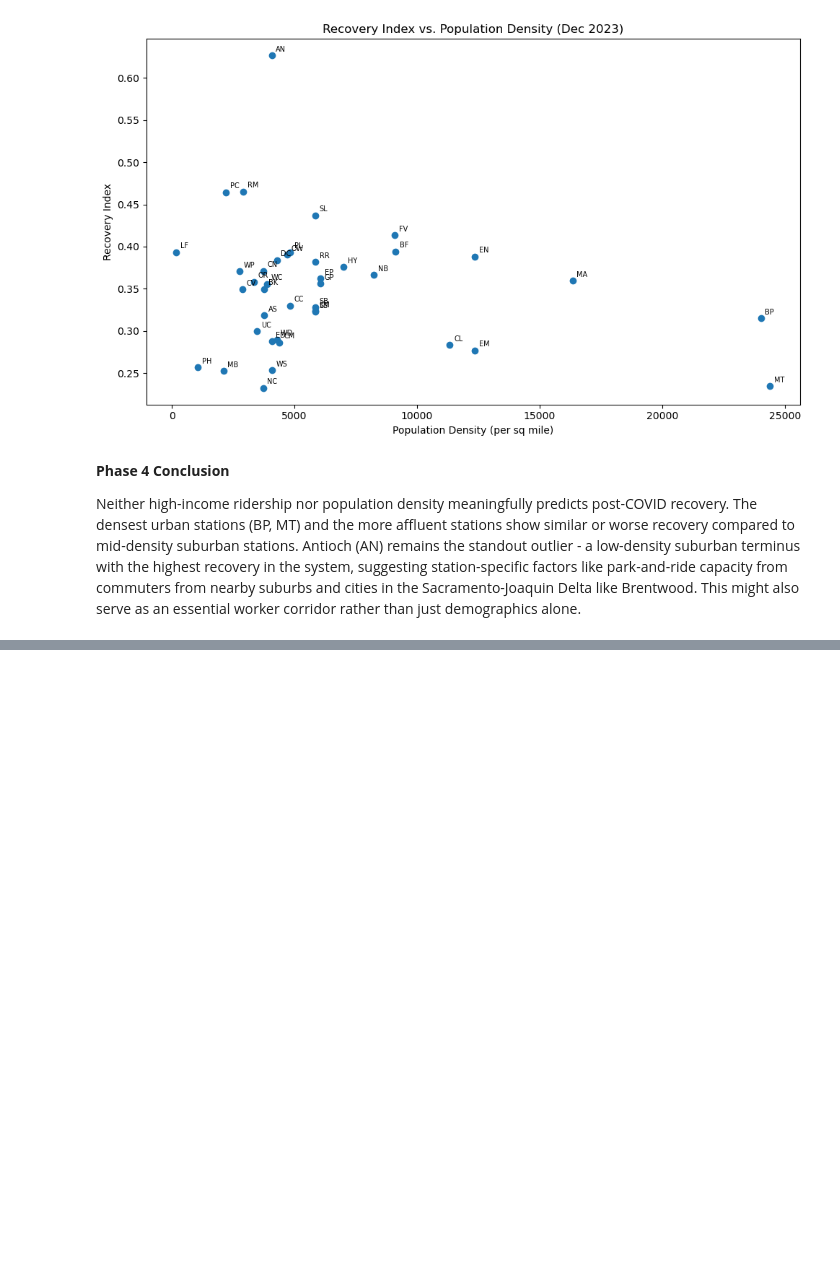
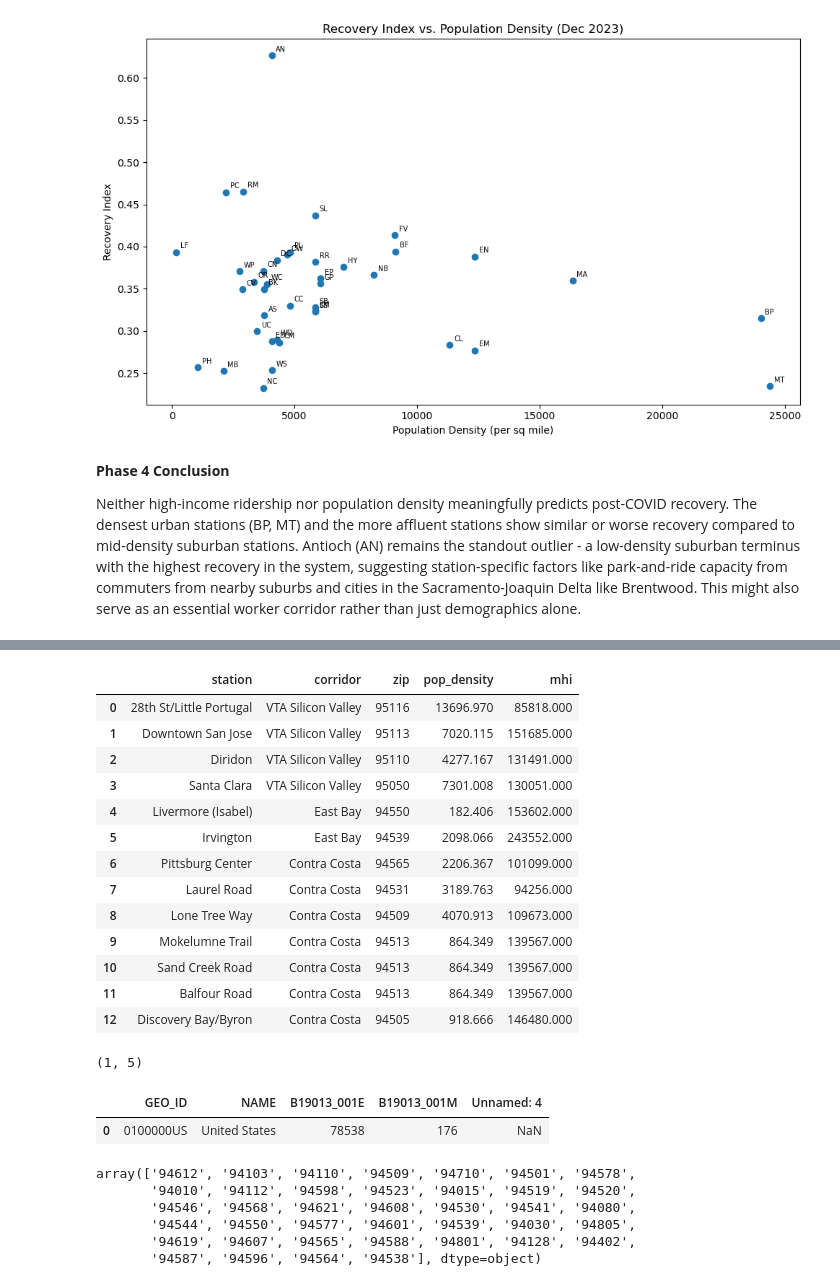
Before and after one commit to Shiv0406/BartProj, a Jupyter notebook: data-exploration.ipynb, the cells around one changed output, grey strips where cells are left out. Saved outputs shown, nothing was run; the diff lists cells and outputs as text; code cells hidden in the pictures; blank space fills up the shorter version.

```diff
--- a/data-exploration.ipynb
+++ b/data-exploration.ipynb
@@ -1098,0 +1253,36 @@ Neither high-income ridership nor population density meaningfully predicts post-
+# %%
+proposed_df["mhi"] = proposed_df["mhi"].str.replace("$", "", regex=False).str.replace(",", "", regex=False).astype(float)
+proposed_df
+# %% [output]
+|  | station | corridor | zip | pop_density | mhi |
+| 0 | 28th St/Little Portugal | VTA Silicon Valley | 95116 | 13696.970 | 85818.000 |
+| 1 | Downtown San Jose | VTA Silicon Valley | 95113 | 7020.115 | 151685.000 |
+| 2 | Diridon | VTA Silicon Valley | 95110 | 4277.167 | 131491.000 |
+| 3 | Santa Clara | VTA Silicon Valley | 95050 | 7301.008 | 130051.000 |
+| 4 | Livermore (Isabel) | East Bay | 94550 | 182.406 | 153602.000 |
+| 5 | Irvington | East Bay | 94539 | 2098.066 | 243552.000 |
+| 6 | Pittsburg Center | Contra Costa | 94565 | 2206.367 | 101099.000 |
+| 7 | Laurel Road | Contra Costa | 94531 | 3189.763 | 94256.000 |
+| 8 | Lone Tree Way | Contra Costa | 94509 | 4070.913 | 109673.000 |
+| 9 | Mokelumne Trail | Contra Costa | 94513 | 864.349 | 139567.000 |
+| 10 | Sand Creek Road | Contra Costa | 94513 | 864.349 | 139567.000 |
+| 11 | Balfour Road | Contra Costa | 94513 | 864.349 | 139567.000 |
+| 12 | Discovery Bay/Byron | Contra Costa | 94505 | 918.666 | 146480.000 |
+# %%
+mhi_df = pd.read_csv("../Data/raw/ACSDT5Y2023.B19013_2026-05-10T184226/ACSDT5Y2023.B19013-Data.csv",
+                     header=0, skiprows=[1])
+print(mhi_df.shape)
+mhi_df.head()
+# %% [output]
+(1, 5)
+|  | GEO_ID | NAME | B19013_001E | B19013_001M | Unnamed: 4 |
+| 0 | 0100000US | United States | 78538 | 176 | NaN |
+# %%
+station_zip_df["zip"].unique()
+# %% [output]
+array(['94612', '94103', '94110', '94509', '94710', '94501', '94578',
+       '94010', '94112', '94598', '94523', '94015', '94519', '94520',
+       '94546', '94568', '94621', '94608', '94530', '94541', '94080',
+       '94544', '94550', '94577', '94601', '94539', '94030', '94805',
+       '94619', '94607', '94565', '94588', '94801', '94128', '94402',
+       '94587', '94596', '94564', '94538'], dtype=object)
```
Also changed, not shown: parts of 26 cells of this notebook.
